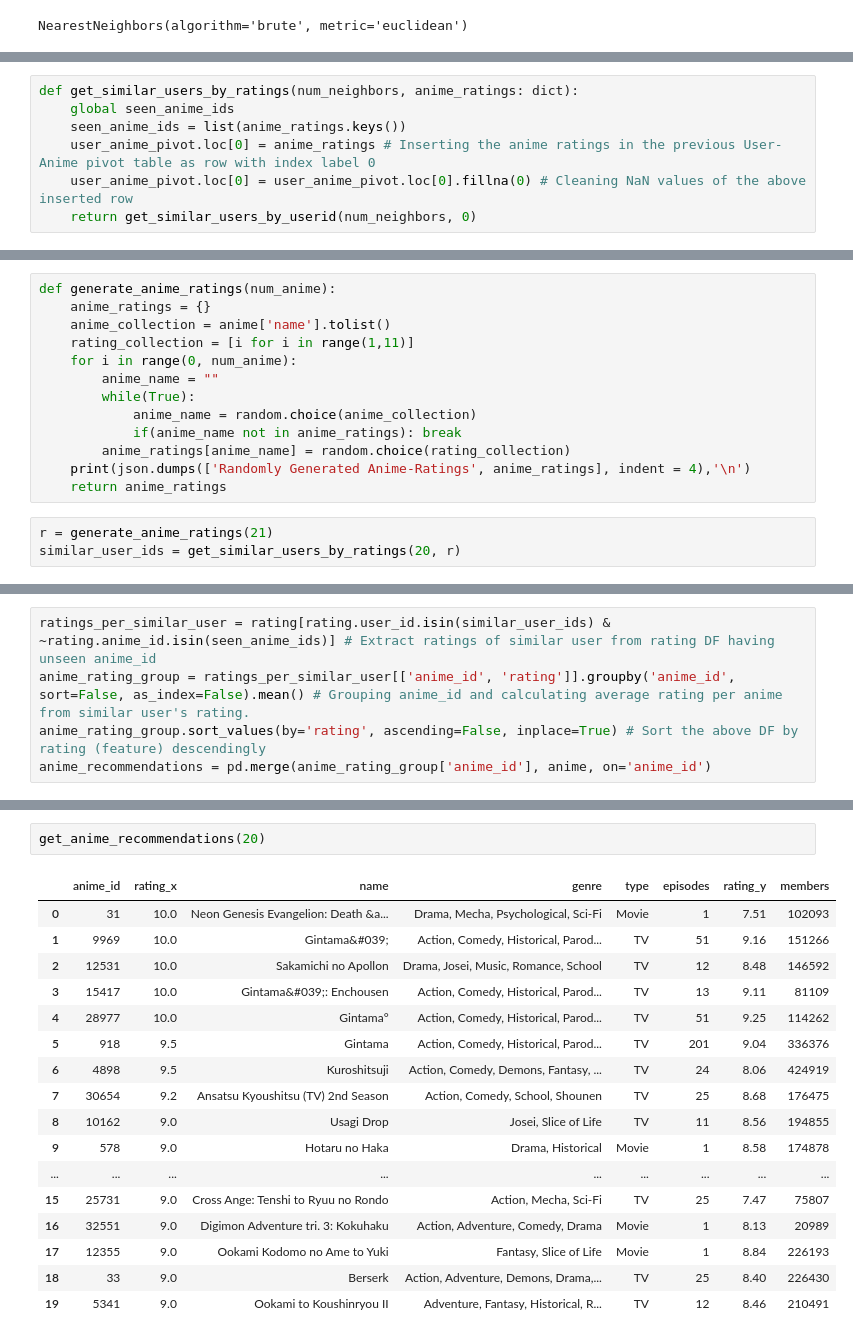
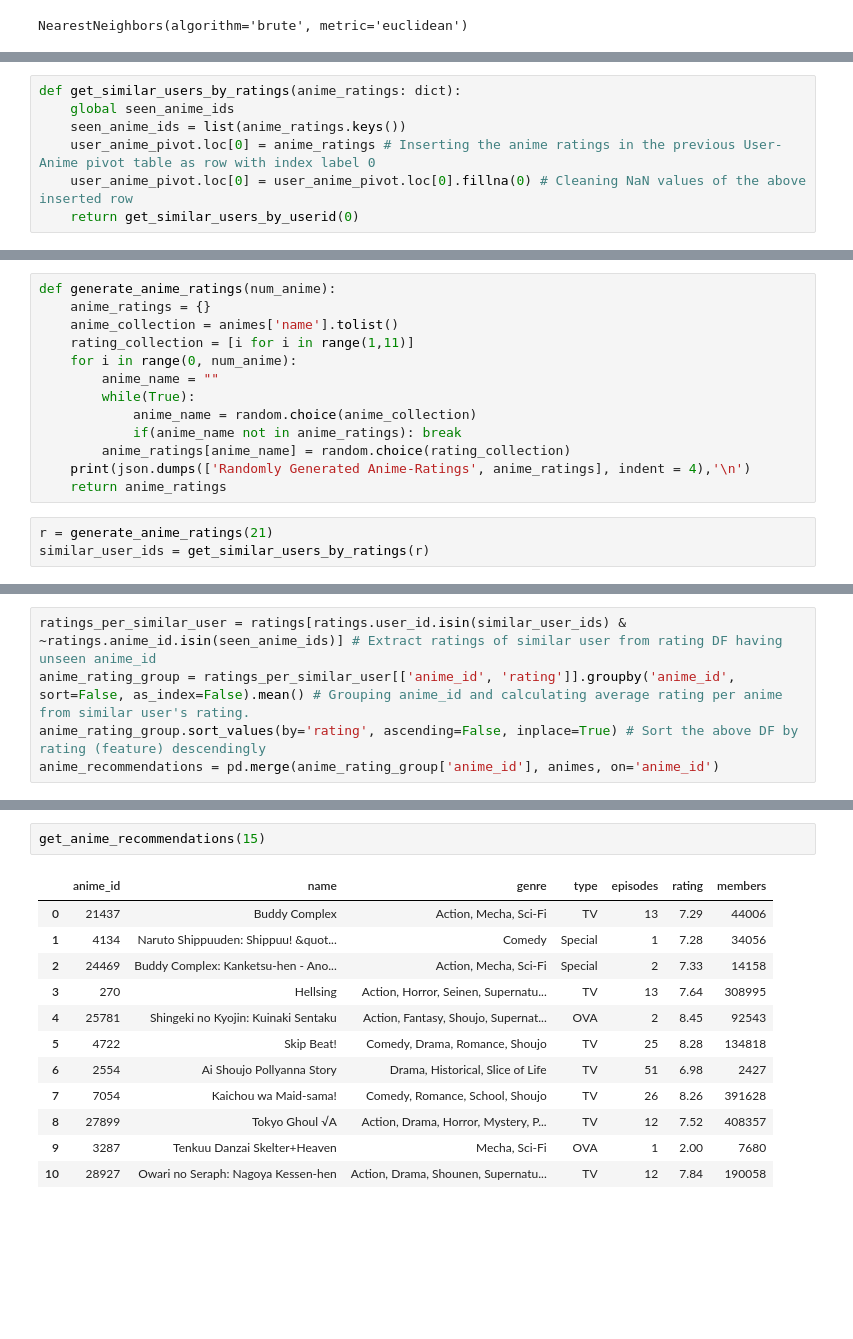
Before and after one commit to bislerium/rs-cf-ub-knn, a Jupyter notebook: Anime Recommendation System.ipynb, the cells around one changed output, grey strips where cells are left out. Drawn from its saved outputs; the diff is of its cells as text; blank space fills up the shorter version.

```diff
--- a/Anime Recommendation System.ipynb
+++ b/Anime Recommendation System.ipynb
@@ -300,8 +292,8 @@ SN.     User_ID         Distance
 # %%
-def get_similar_users_by_ratings(num_neighbors, anime_ratings: dict):
+def get_similar_users_by_ratings(anime_ratings: dict):
     global seen_anime_ids
     seen_anime_ids = list(anime_ratings.keys())
     user_anime_pivot.loc[0] = anime_ratings # Inserting the anime ratings in the previous User-Anime pivot table as row with index label 0
     user_anime_pivot.loc[0] = user_anime_pivot.loc[0].fillna(0) # Cleaning NaN values of the above inserted row
-    return get_similar_users_by_userid(num_neighbors, 0)
+    return get_similar_users_by_userid(0)
 # %% [markdown]
@@ -309,7 +301,7 @@ def get_similar_users_by_ratings(num_neighbors, anime_ratings: dict):
 # %%
 def generate_anime_ratings(num_anime):
     anime_ratings = {}
-    anime_collection = anime['name'].tolist()
+    anime_collection = animes['name'].tolist()
     rating_collection = [i for i in range(1,11)]
     for i in range(0, num_anime):
         anime_name = ""
@@ -321,7 +313,7 @@ def generate_anime_ratings(num_anime):
     return anime_ratings
 # %%
 r = generate_anime_ratings(21)
-similar_user_ids = get_similar_users_by_ratings(20, r)
+similar_user_ids = get_similar_users_by_ratings(r)
 # %% [output]
 [
     "Randomly Generated Anime-Ratings",
@@ -345,6 +337,6 @@ similar_user_ids = get_similar_users_by_ratings(20, r)
 # %%
-ratings_per_similar_user = rating[rating.user_id.isin(similar_user_ids) & ~rating.anime_id.isin(seen_anime_ids)] # Extract ratings of similar user from rating DF having unseen anime_id
+ratings_per_similar_user = ratings[ratings.user_id.isin(similar_user_ids) & ~ratings.anime_id.isin(seen_anime_ids)] # Extract ratings of similar user from rating DF having unseen anime_id
 anime_rating_group = ratings_per_similar_user[['anime_id', 'rating']].groupby('anime_id', sort=False, as_index=False).mean() # Grouping anime_id and calculating average rating per anime from similar user's rating.
 anime_rating_group.sort_values(by='rating', ascending=False, inplace=True) # Sort the above DF by rating (feature) descendingly
-anime_recommendations = pd.merge(anime_rating_group['anime_id'], anime, on='anime_id')
+anime_recommendations = pd.merge(anime_rating_group['anime_id'], animes, on='anime_id')
 # %%
@@ -352,21 +344,16 @@ def get_anime_recommendations(num_anime): # Generates a fixed number of anime re
     return anime_recommendations[0:num_anime]
 # %%
-get_anime_recommendations(20)
+get_anime_recommendations(15)
 # %% [output]
-|  | anime_id | rating_x | name | genre | type | episodes | rating_y | members |
-| 0 | 31 | 10.0 | Neon Genesis Evangelion: Death &a... | Drama, Mecha, Psychological, Sci-Fi | Movie | 1 | 7.51 | 102093 |
-| 1 | 9969 | 10.0 | Gintama&#039; | Action, Comedy, Historical, Parod... | TV | 51 | 9.16 | 151266 |
-| 2 | 12531 | 10.0 | Sakamichi no Apollon | Drama, Josei, Music, Romance, School | TV | 12 | 8.48 | 146592 |
-| 3 | 15417 | 10.0 | Gintama&#039;: Enchousen | Action, Comedy, Historical, Parod... | TV | 13 | 9.11 | 81109 |
-| 4 | 28977 | 10.0 | Gintama° | Action, Comedy, Historical, Parod... | TV | 51 | 9.25 | 114262 |
-| 5 | 918 | 9.5 | Gintama | Action, Comedy, Historical, Parod... | TV | 201 | 9.04 | 336376 |
-| 6 | 4898 | 9.5 | Kuroshitsuji | Action, Comedy, Demons, Fantasy, ... | TV | 24 | 8.06 | 424919 |
-| 7 | 30654 | 9.2 | Ansatsu Kyoushitsu (TV) 2nd Season | Action, Comedy, School, Shounen | TV | 25 | 8.68 | 176475 |
-| 8 | 10162 | 9.0 | Usagi Drop | Josei, Slice of Life | TV | 11 | 8.56 | 194855 |
-| 9 | 578 | 9.0 | Hotaru no Haka | Drama, Historical | Movie | 1 | 8.58 | 174878 |
-| ... | ... | ... | ... | ... | ... | ... | ... | ... |
-| 15 | 25731 | 9.0 | Cross Ange: Tenshi to Ryuu no Rondo | Action, Mecha, Sci-Fi | TV | 25 | 7.47 | 75807 |
-| 16 | 32551 | 9.0 | Digimon Adventure tri. 3: Kokuhaku | Action, Adventure, Comedy, Drama | Movie | 1 | 8.13 | 20989 |
-| 17 | 12355 | 9.0 | Ookami Kodomo no Ame to Yuki | Fantasy, Slice of Life | Movie | 1 | 8.84 | 226193 |
-| 18 | 33 | 9.0 | Berserk | Action, Adventure, Demons, Drama,... | TV | 25 | 8.40 | 226430 |
-| 19 | 5341 | 9.0 | Ookami to Koushinryou II | Adventure, Fantasy, Historical, R... | TV | 12 | 8.46 | 210491 |
+|  | anime_id | name | genre | type | episodes | rating | members |
+| 0 | 21437 | Buddy Complex | Action, Mecha, Sci-Fi | TV | 13 | 7.29 | 44006 |
+| 1 | 4134 | Naruto Shippuuden: Shippuu! &quot... | Comedy | Special | 1 | 7.28 | 34056 |
+| 2 | 24469 | Buddy Complex: Kanketsu-hen - Ano... | Action, Mecha, Sci-Fi | Special | 2 | 7.33 | 14158 |
+| 3 | 270 | Hellsing | Action, Horror, Seinen, Supernatu... | TV | 13 | 7.64 | 308995 |
+| 4 | 25781 | Shingeki no Kyojin: Kuinaki Sentaku | Action, Fantasy, Shoujo, Supernat... | OVA | 2 | 8.45 | 92543 |
+| 5 | 4722 | Skip Beat! | Comedy, Drama, Romance, Shoujo | TV | 25 | 8.28 | 134818 |
+| 6 | 2554 | Ai Shoujo Pollyanna Story | Drama, Historical, Slice of Life | TV | 51 | 6.98 | 2427 |
+| 7 | 7054 | Kaichou wa Maid-sama! | Comedy, Romance, School, Shoujo | TV | 26 | 8.26 | 391628 |
+| 8 | 27899 | Tokyo Ghoul √A | Action, Drama, Horror, Mystery, P... | TV | 12 | 7.52 | 408357 |
+| 9 | 3287 | Tenkuu Danzai Skelter+Heaven | Mecha, Sci-Fi | OVA | 1 | 2.00 | 7680 |
+| 10 | 28927 | Owari no Seraph: Nagoya Kessen-hen | Action, Drama, Shounen, Supernatu... | TV | 12 | 7.84 | 190058 |
```
Also changed, not shown: parts of 51 cells of this notebook.
